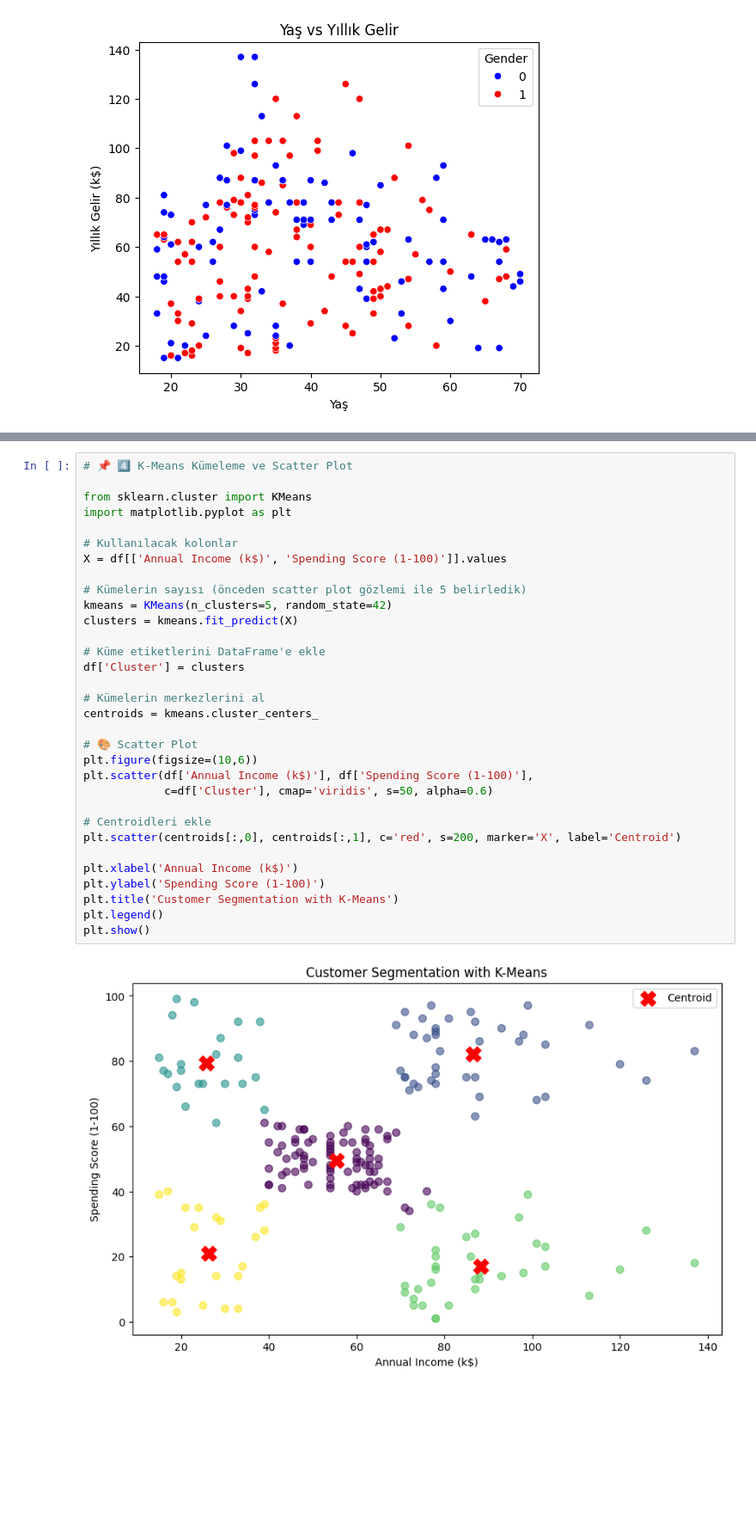
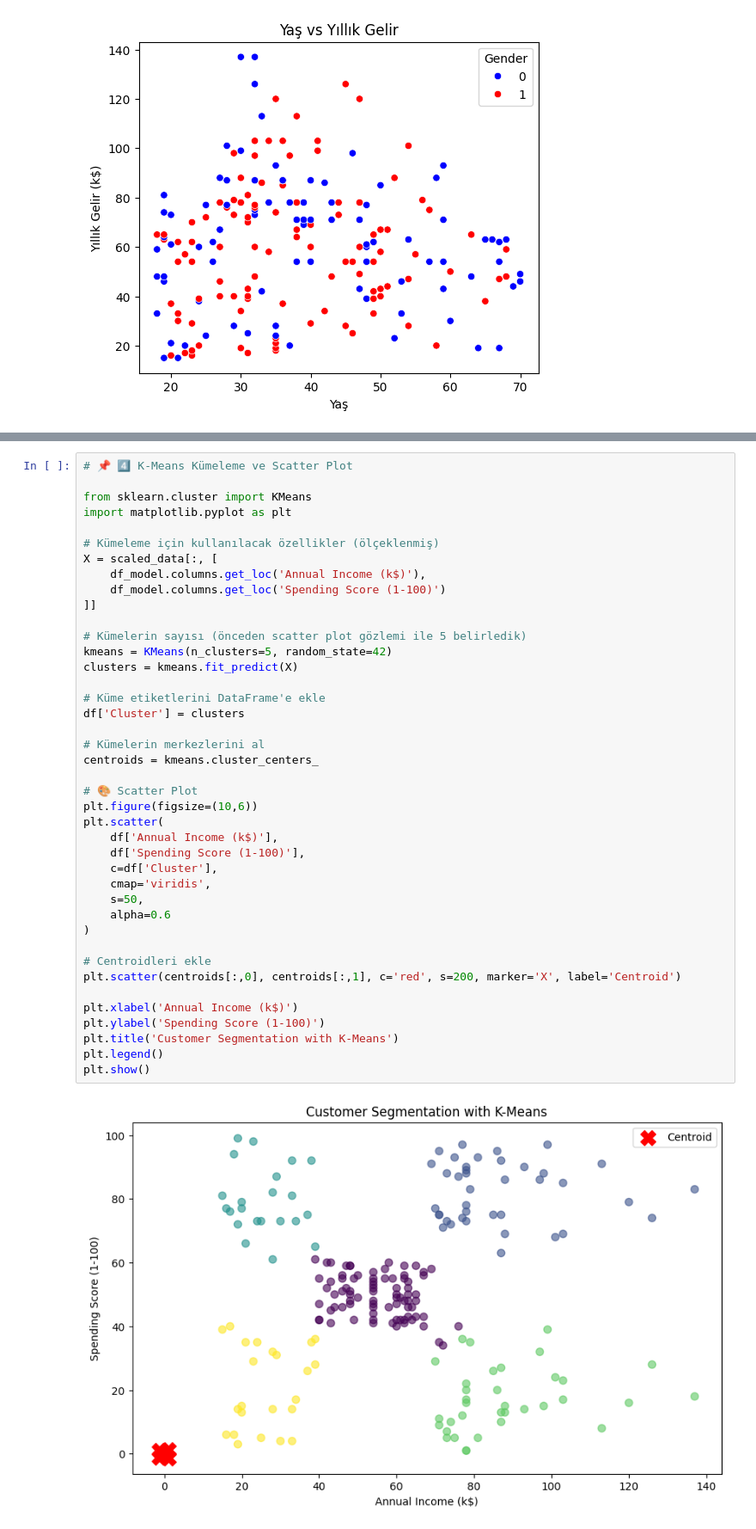
Before and after one commit to hafizecim/Mall-Customer-Segmentation-with-K-Means, a Jupyter notebook: mall_customer_segmentation.ipynb, the cells around one changed output, grey strips where cells are left out. Shown at 86% size. Saved outputs shown, nothing was run; the diff lists cells and outputs as text; blank space fills up the shorter version.

```diff
--- a/mall_customer_segmentation.ipynb
+++ b/mall_customer_segmentation.ipynb
@@ -499,34 +516,43 @@ Cinsiyetin harcama davranışları üzerinde belirleyici etkisi yok.
 # %%
 # 📌 4️⃣ K-Means Kümeleme ve Scatter Plot
 
 from sklearn.cluster import KMeans
 import matplotlib.pyplot as plt
 
-# Kullanılacak kolonlar
-X = df[['Annual Income (k$)', 'Spending Score (1-100)']].values
+# Kümeleme için kullanılacak özellikler (ölçeklenmiş)
+X = scaled_data[:, [
+    df_model.columns.get_loc('Annual Income (k$)'),
+    df_model.columns.get_loc('Spending Score (1-100)')
+]]
 
 # Kümelerin sayısı (önceden scatter plot gözlemi ile 5 belirledik)
 kmeans = KMeans(n_clusters=5, random_state=42)
 clusters = kmeans.fit_predict(X)
 
 # Küme etiketlerini DataFrame'e ekle
 df['Cluster'] = clusters
 
 # Kümelerin merkezlerini al
 centroids = kmeans.cluster_centers_
 
 # 🎨 Scatter Plot
 plt.figure(figsize=(10,6))
-plt.scatter(df['Annual Income (k$)'], df['Spending Score (1-100)'],
-            c=df['Cluster'], cmap='viridis', s=50, alpha=0.6)
+plt.scatter(
+    df['Annual Income (k$)'],
+    df['Spending Score (1-100)'],
+    c=df['Cluster'],
+    cmap='viridis',
+    s=50,
+    alpha=0.6
+)
 
 # Centroidleri ekle
 plt.scatter(centroids[:,0], centroids[:,1], c='red', s=200, marker='X', label='Centroid')
 
 plt.xlabel('Annual Income (k$)')
 plt.ylabel('Spending Score (1-100)')
 plt.title('Customer Segmentation with K-Means')
 plt.legend()
 plt.show()
 # %% [output]
-[figure, old version]
+[figure, new version]
```
Also changed, not shown: parts of 6 cells of this notebook.
